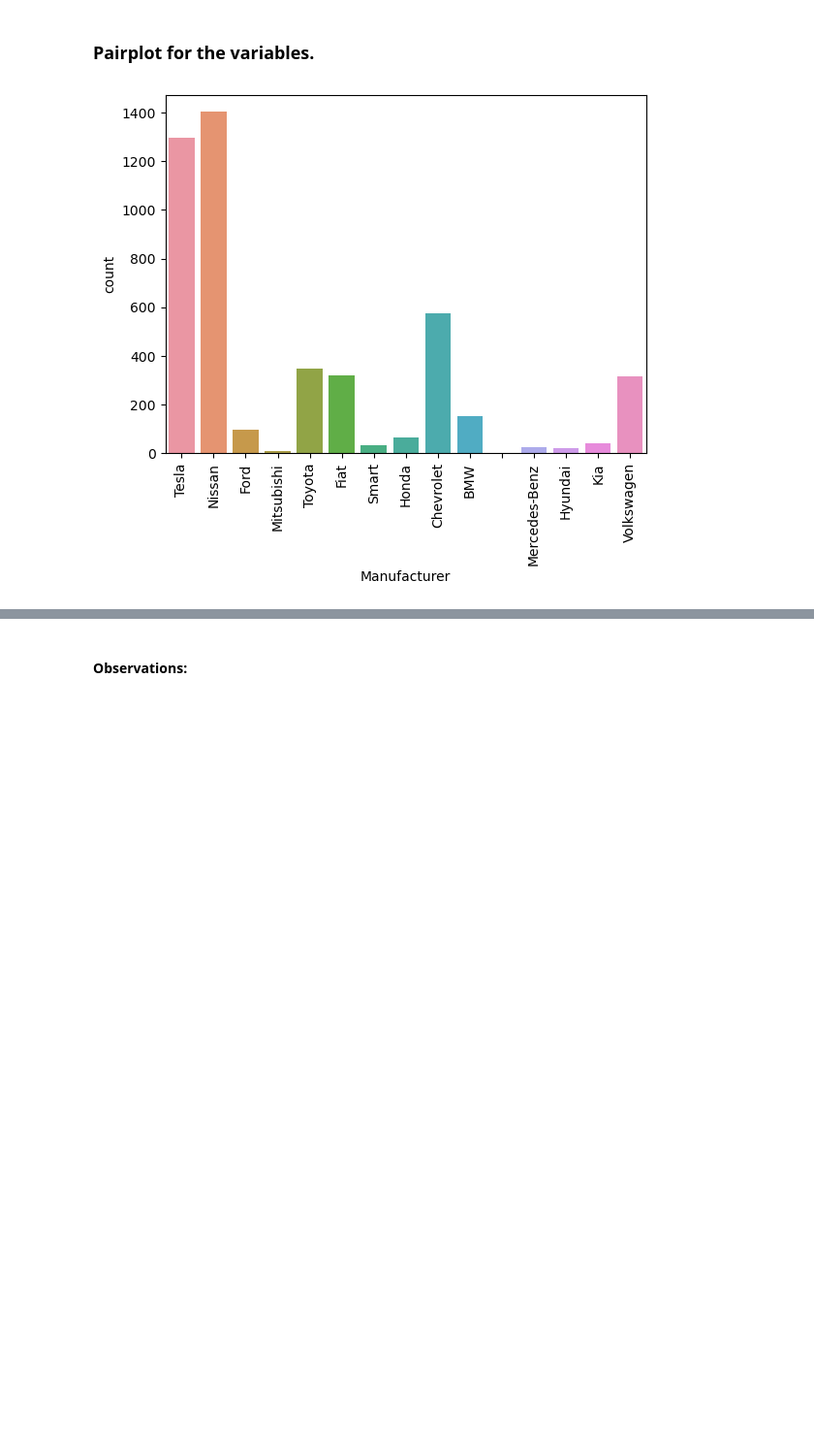
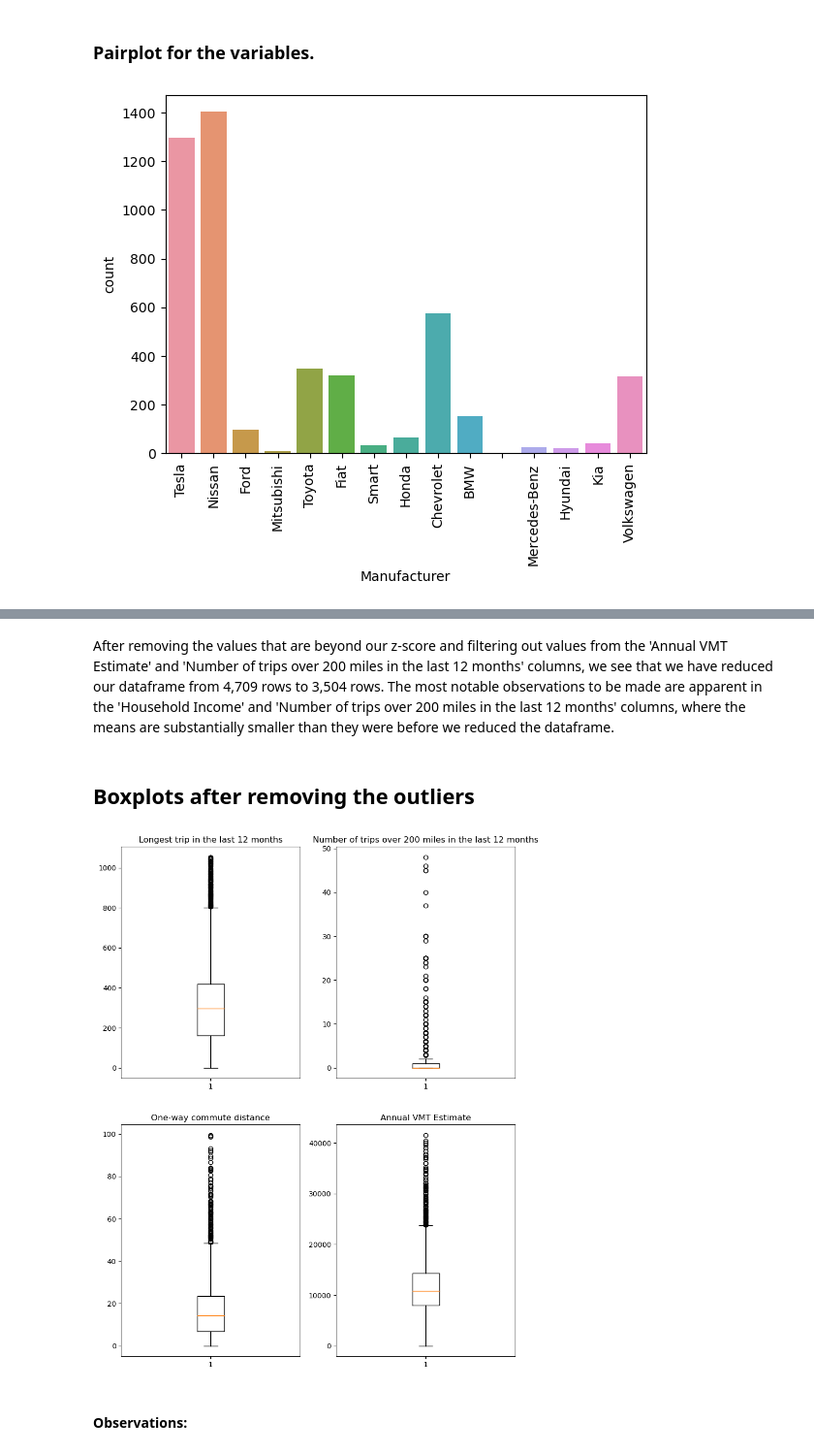
Before and after one commit to whartzler/Class_Project, a Jupyter notebook: Project_Template.ipynb, the cells around one changed output, grey strips where cells are left out. Shown: that part at 97% size. Saved outputs shown, nothing was run; the diff lists cells and outputs as text; code cells hidden in the pictures; blank space fills up the shorter version.

```diff
--- a/Project_Template.ipynb
+++ b/Project_Template.ipynb
@@ -470,0 +531,26 @@ plt.show()
+# %%
+# Columns we want to check for outliers
+columns_with_outliers = ['Household Income',
+                        'Longest trip in the last 12 months',
+                        'Number of trips over 200 miles in the last 12 months',
+                        'One-way commute distance',
+                        'Number of people in the household',
+                        'Age',
+                        'Number of vehicles in the household',
+                        'Annual VMT Estimate']
+
+# Creating a new dataframe variable that does not contain values
+# beyond 2 standard deviations from the mean of each column
+fcv_df_no_outliers = fcv_df[(np.abs(stats.zscore(fcv_df[columns_with_outliers])) < 2).all(axis = 1)]
+
+# Fixing the fcv_df_no_outliers to get rid of the negative Annual VMT Estimate values
+fcv_df_no_outliers = fcv_df_no_outliers[fcv_df_no_outliers["Annual VMT Estimate"] > 0]
+
+# Fixing the fcv_df_no_outliers to get rid of the extremely large Number of trips over 200 miles in the last 12 months values
+fcv_df_no_outliers = fcv_df_no_outliers[fcv_df_no_outliers['Number of trips over 200 miles in the last 12 months'] < 50]
+
+# Iterating through the above columns and dispalying the column name and its respective mean value
+for i in columns_with_outliers:
+    print(f'COLUMN: "{i}" ..... MEAN: {round(fcv_df_no_outliers[i].mean(), 2)} ' )
+
+print(f'Total number of rows in the new fcv dataframe (without outliers): {len(fcv_df_no_outliers)}')
@@ -471,2 +567,24 @@ plt.show()
+# %% [markdown]
+After removing the values that are beyond our z-score and filtering out values from the 'Annual VMT Estimate' and 'Number of trips over 200 miles in the last 12 months' columns, we see that we have reduced our dataframe from 4,709 rows to 3,504 rows.  The most notable observations to be made are apparent in the 'Household Income' and 'Number of trips over 200 miles in the last 12 months' columns, where the means are substantially smaller than they were before we reduced the dataframe.
+# %% [markdown]
+## Boxplots after removing the outliers
+# %%
+fig, axs = plt.subplots(2,2,figsize=(10, 13))
+
+axs[0,0].boxplot(fcv_df_no_outliers['Longest trip in the last 12 months'])
+axs[0,0].set_title('Longest trip in the last 12 months')
+
+axs[0,1].boxplot(fcv_df_no_outliers['Number of trips over 200 miles in the last 12 months'])
+axs[0,1].set_title('Number of trips over 200 miles in the last 12 months')
+
+axs[1,0].boxplot(fcv_df_no_outliers['One-way commute distance'])
+axs[1,0].set_title('One-way commute distance')
+
+axs[1,1].boxplot(fcv_df_no_outliers['Annual VMT Estimate'])
+axs[1,1].set_title('Annual VMT Estimate')
+
+plt.show()
+# %% [output]
+[figure, added]
 # %% [markdown]
 #### Observations:
```
Also changed, not shown: parts of 14 cells of this notebook.
